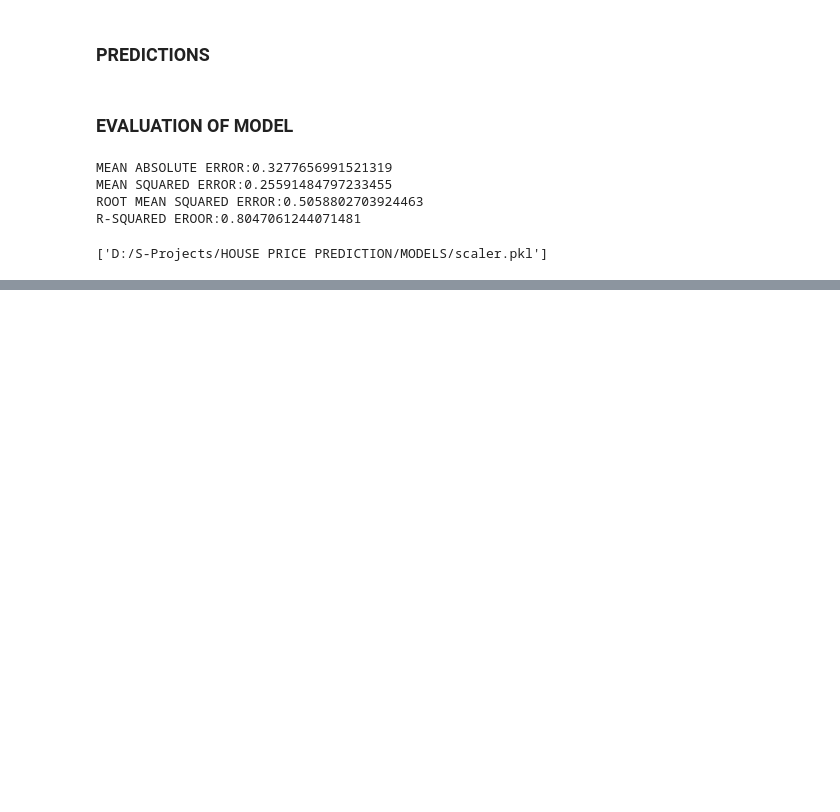
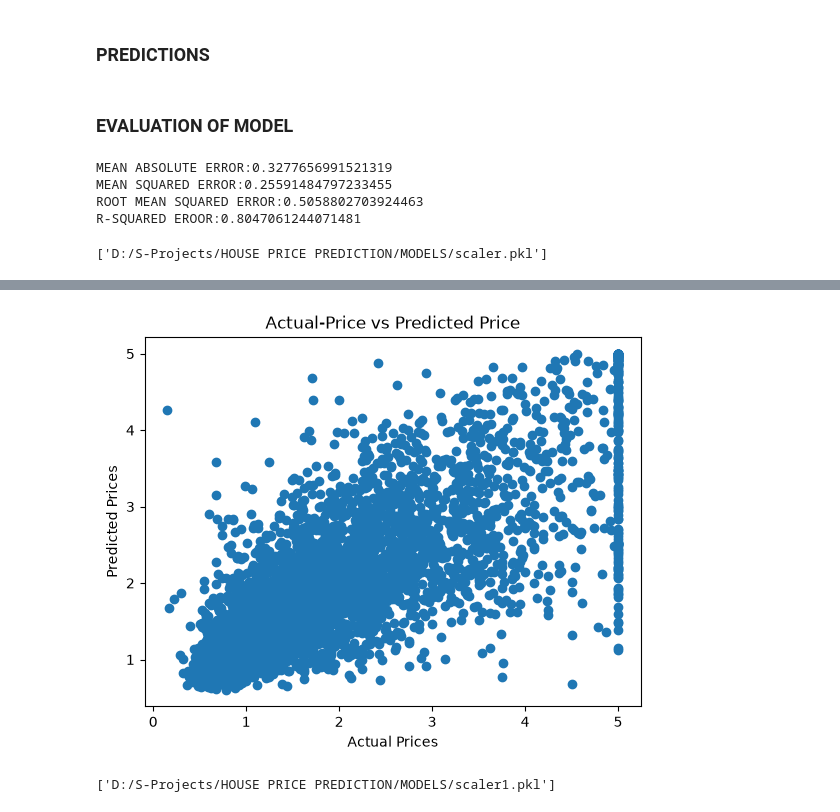
Before and after one commit to Pheonix1330/HOUSE-PRICE-PREDICTION, a Jupyter notebook: HPP.ipynb, the cells around one changed output, grey strips where cells are left out. Saved outputs shown, nothing was run; the diff lists cells and outputs as text; code cells hidden in the pictures; blank space fills up the shorter version.

```diff
--- a/HPP.ipynb
+++ b/HPP.ipynb
@@ -237,0 +240,6 @@ joblib.dump(scaler,"D:/S-Projects/HOUSE PRICE PREDICTION/MODELS/scaler.pkl")
+# %%
+FEATURES = ["MedInc","AveRooms","HouseAge"]
+TARGET = "Price"
+X = df[FEATURES]
+Y = df[TARGET]
+X.head()
@@ -237,0 +326,17 @@ joblib.dump(scaler,"D:/S-Projects/HOUSE PRICE PREDICTION/MODELS/scaler.pkl")
+# %%
+plt.scatter(Y_test,y_test_pred)
+plt.xlabel("Actual Prices")
+plt.ylabel("Predicted Prices")
+plt.title("Actual-Price vs Predicted Price")
+plt.show()
+# %% [output]
+[figure, added]
+# %%
+# SAVING THE MODELS
+import joblib
+
+# SAVE THE TRAINED MODELS AND SCALER
+joblib.dump(rf_model1,"D:/S-Projects/HOUSE PRICE PREDICTION/MODELS/random_fores_model1.pkl")
+joblib.dump(scaler1,"D:/S-Projects/HOUSE PRICE PREDICTION/MODELS/scaler1.pkl")
+# %% [output]
+['D:/S-Projects/HOUSE PRICE PREDICTION/MODELS/scaler1.pkl']
```
Also changed, not shown: parts of 10 cells of this notebook, 3 other files.
